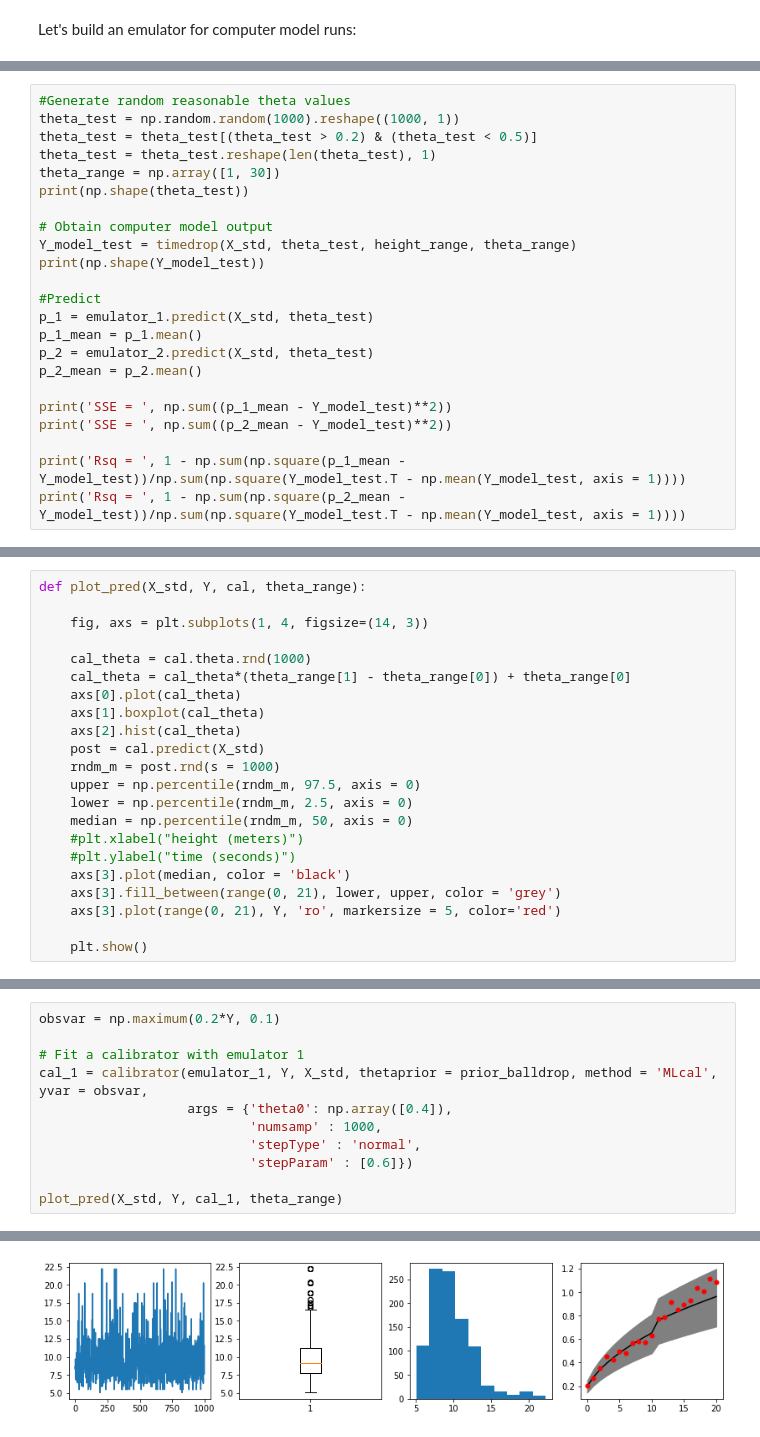
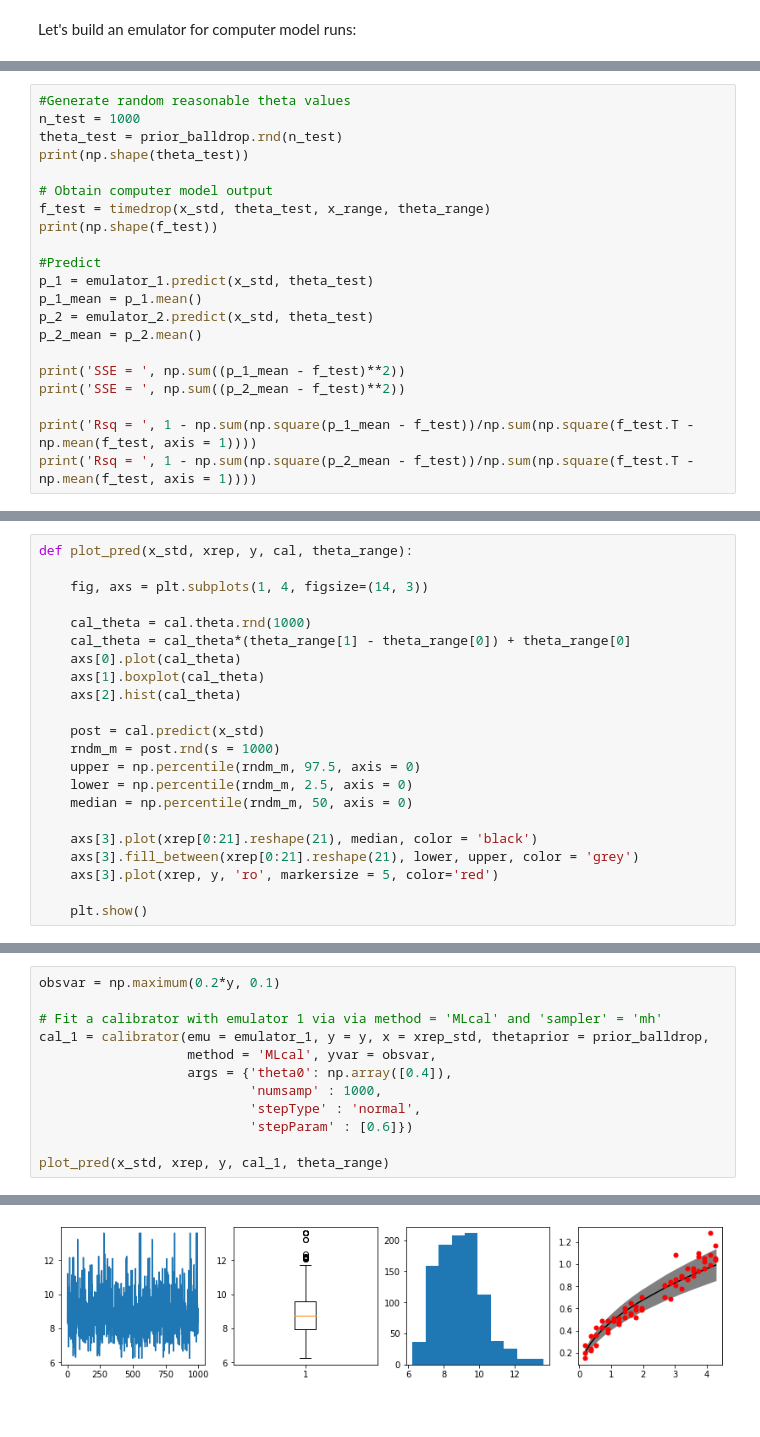
Before and after one commit to catatonicpig/ModCal, a Jupyter notebook: examples/Example3/Example3_nb.ipynb, the cells around one changed output, grey strips where cells are left out. Saved outputs shown, nothing was run; the diff lists cells and outputs as text.

```diff
--- a/examples/Example3/Example3_nb.ipynb
+++ b/examples/Example3/Example3_nb.ipynb
@@ -100,24 +112,22 @@ no of pcs: 2
 # %%
 #Generate random reasonable theta values
-theta_test = np.random.random(1000).reshape((1000, 1))
-theta_test = theta_test[(theta_test > 0.2) & (theta_test < 0.5)]
-theta_test = theta_test.reshape(len(theta_test), 1)
-theta_range = np.array([1, 30])
+n_test = 1000
+theta_test = prior_balldrop.rnd(n_test)
 print(np.shape(theta_test))
 
 # Obtain computer model output
-Y_model_test = timedrop(X_std, theta_test, height_range, theta_range)
-print(np.shape(Y_model_test))
+f_test = timedrop(x_std, theta_test, x_range, theta_range)
+print(np.shape(f_test))
 
 #Predict
-p_1 = emulator_1.predict(X_std, theta_test)
+p_1 = emulator_1.predict(x_std, theta_test)
 p_1_mean = p_1.mean()
-p_2 = emulator_2.predict(X_std, theta_test)
+p_2 = emulator_2.predict(x_std, theta_test)
 p_2_mean = p_2.mean()
 
-print('SSE = ', np.sum((p_1_mean - Y_model_test)**2))
-print('SSE = ', np.sum((p_2_mean - Y_model_test)**2))
+print('SSE = ', np.sum((p_1_mean - f_test)**2))
+print('SSE = ', np.sum((p_2_mean - f_test)**2))
 
-print('Rsq = ', 1 - np.sum(np.square(p_1_mean - Y_model_test))/np.sum(np.square(Y_model_test.T - np.mean(Y_model_test, axis = 1))))
-print('Rsq = ', 1 - np.sum(np.square(p_2_mean - Y_model_test))/np.sum(np.square(Y_model_test.T - np.mean(Y_model_test, axis = 1))))
+print('Rsq = ', 1 - np.sum(np.square(p_1_mean - f_test))/np.sum(np.square(f_test.T - np.mean(f_test, axis = 1))))
+print('Rsq = ', 1 - np.sum(np.square(p_2_mean - f_test))/np.sum(np.square(f_test.T - np.mean(f_test, axis = 1))))
 # %% [output]
@@ -132,5 +142,5 @@ Rsq =  0.9999999153803906
 # %%
-def plot_pred(X_std, Y, cal, theta_range):
+def plot_pred(x_std, xrep, y, cal, theta_range):
 
     fig, axs = plt.subplots(1, 4, figsize=(14, 3))
 
@@ -139,15 +149,15 @@ def plot_pred(X_std, Y, cal, theta_range):
     axs[0].plot(cal_theta)
     axs[1].boxplot(cal_theta)
     axs[2].hist(cal_theta)
-    post = cal.predict(X_std)
+
+    post = cal.predict(x_std)
     rndm_m = post.rnd(s = 1000)
     upper = np.percentile(rndm_m, 97.5, axis = 0)
     lower = np.percentile(rndm_m, 2.5, axis = 0)
     median = np.percentile(rndm_m, 50, axis = 0)
-    #plt.xlabel("height (meters)")
-    #plt.ylabel("time (seconds)")
-    axs[3].plot(median, color = 'black')
-    axs[3].fill_between(range(0, 21), lower, upper, color = 'grey')
-    axs[3].plot(range(0, 21), Y, 'ro', markersize = 5, color='red')
+
+    axs[3].plot(xrep[0:21].reshape(21), median, color = 'black')
+    axs[3].fill_between(xrep[0:21].reshape(21), lower, upper, color = 'grey')
+    axs[3].plot(xrep, y, 'ro', markersize = 5, color='red')
 
     plt.show()
@@ -162,12 +164,13 @@ class prior_balldrop:
 # %%
-obsvar = np.maximum(0.2*Y, 0.1)
+obsvar = np.maximum(0.2*y, 0.1)
 
-# Fit a calibrator with emulator 1
-cal_1 = calibrator(emulator_1, Y, X_std, thetaprior = prior_balldrop, method = 'MLcal', yvar = obsvar,
+# Fit a calibrator with emulator 1 via via method = 'MLcal' and 'sampler' = 'mh'
+cal_1 = calibrator(emu = emulator_1, y = y, x = xrep_std, thetaprior = prior_balldrop,
+                   method = 'MLcal', yvar = obsvar,
                    args = {'theta0': np.array([0.4]),
                            'numsamp' : 1000,
                            'stepType' : 'normal',
                            'stepParam' : [0.6]})
 
-plot_pred(X_std, Y, cal_1, theta_range)
+plot_pred(x_std, xrep, y, cal_1, theta_range)
 # %% [output]
@@ -175,2 +178,2 @@ n_acc rate= 0.162
-[figure, old version]
+[figure, new version]
 # %%
```
Also changed, not shown: parts of 26 cells of this notebook, 6 other files.
